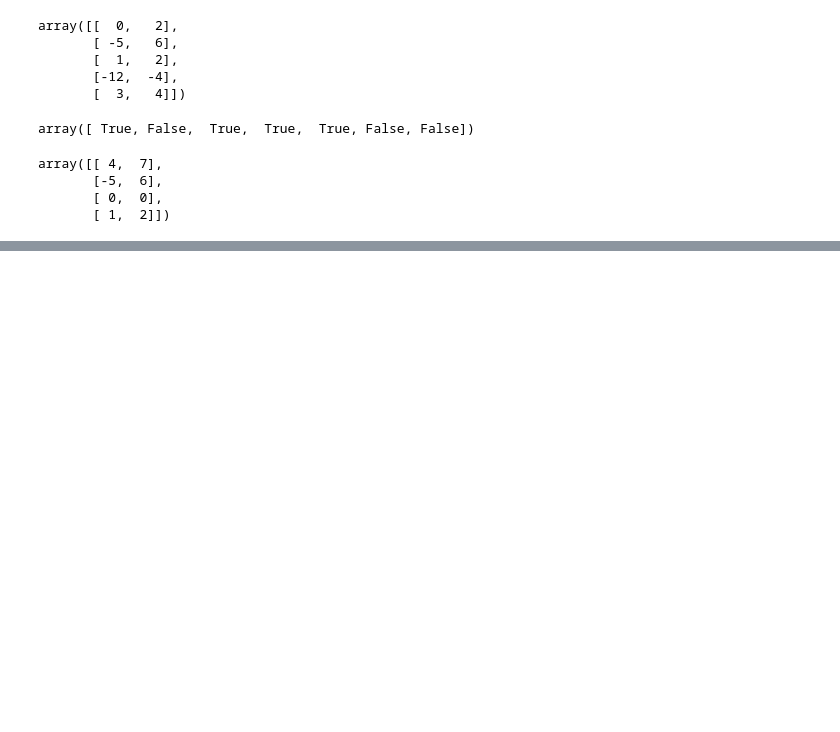
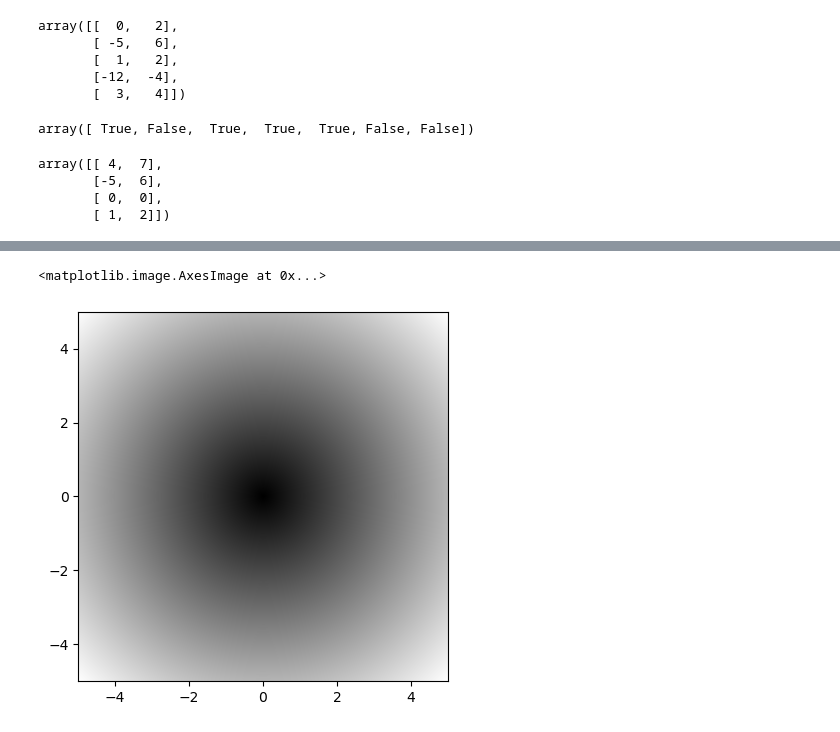
Before and after one commit to EjiKanyi/ipynb, a Jupyter notebook: 4.ipynb, the cells around one changed output, grey strips where cells are left out. Drawn from its saved outputs; the diff is of its cells as text; code cells hidden in the pictures; blank space fills up the shorter version.

```diff
--- a/4.ipynb
+++ b/4.ipynb
@@ -497,0 +788,5 @@ array([[ 4,  7],
+# %%
+#
+points = np.arange(-5, 5, 0.01) # 100 equally spaced points
+# %%
+xs, ys = np.meshgrid(points, points)
@@ -497,0 +803,3 @@ array([[ 4,  7],
+# %%
+# evaluating the function is a matter of writing the same expression you would write with two points
+z = np.sqrt(xs ** 2 + ys ** 2)
@@ -497,0 +825,5 @@ array([[ 4,  7],
+# %%
+plt.imshow(z, cmap=plt.cm.gray, extent=[-5, 5, -5, 5])
+# %% [output]
+<matplotlib.image.AxesImage at 0x...>
+[figure, added]
```
Also changed, not shown: parts of 172 cells of this notebook, 3 other files.
